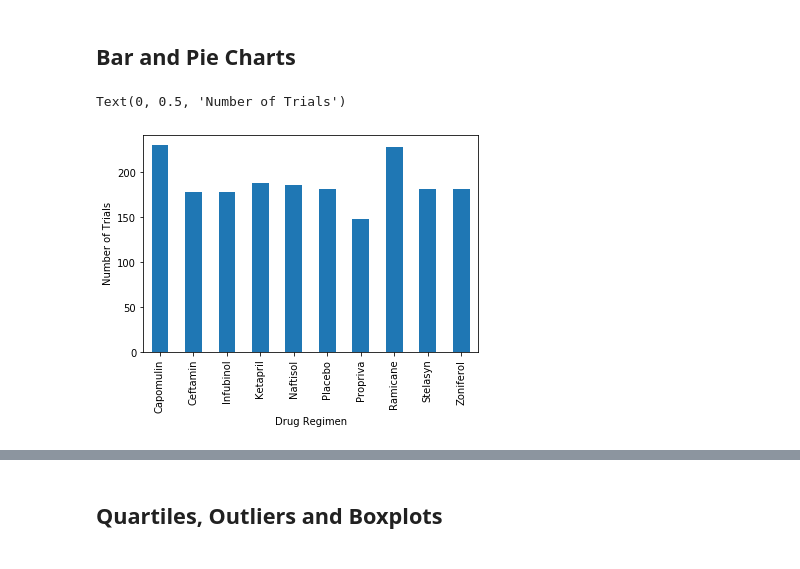
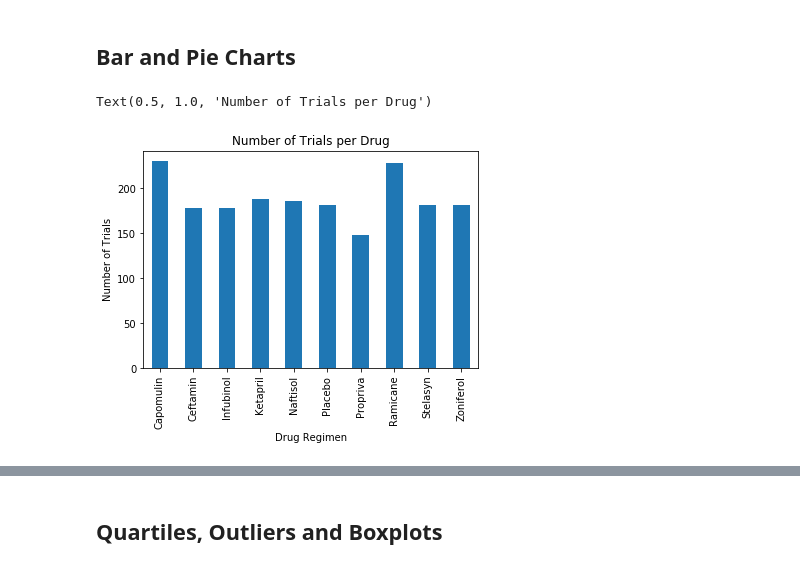
Before and after one commit to allison713/matplotlib-challenge, a Jupyter notebook: Pymaceuticals/pymaceuticals_starter.ipynb, the cells around one changed output, grey strips where cells are left out. Saved outputs shown, nothing was run; the diff lists cells and outputs as text; code cells hidden in the pictures.

Commit message:
Completed graphs.

```diff
--- a/Pymaceuticals/pymaceuticals_starter.ipynb
+++ b/Pymaceuticals/pymaceuticals_starter.ipynb
@@ -121,11 +127,12 @@ study_summary.head(15)
 # %%
 #Create a new dataframe with the drugs listed once and the counts for each
 bar_df = study_data_complete.groupby(["Drug Regimen"]).count()
-bar_df = bar_df["Mouse ID"]
+bar_df_limited = bar_df["Mouse ID"]
 
 # Generate a bar plot showing the total number of timepoints for all mice tested for each drug regimen using Pandas.
-bar_df.plot(kind="bar", legend = False).set_ylabel("Number of Trials")
+bar_df_limited.plot(kind="bar", legend = False).set_ylabel("Number of Trials")
+plt.title("Number of Trials per Drug", loc = "center")
 # %% [output]
-Text(0, 0.5, 'Number of Trials')
+Text(0.5, 1.0, 'Number of Trials per Drug')
-[figure, old version]
+[figure, new version]
 # %%
```
Also changed, not shown: parts of 7 cells of this notebook.
